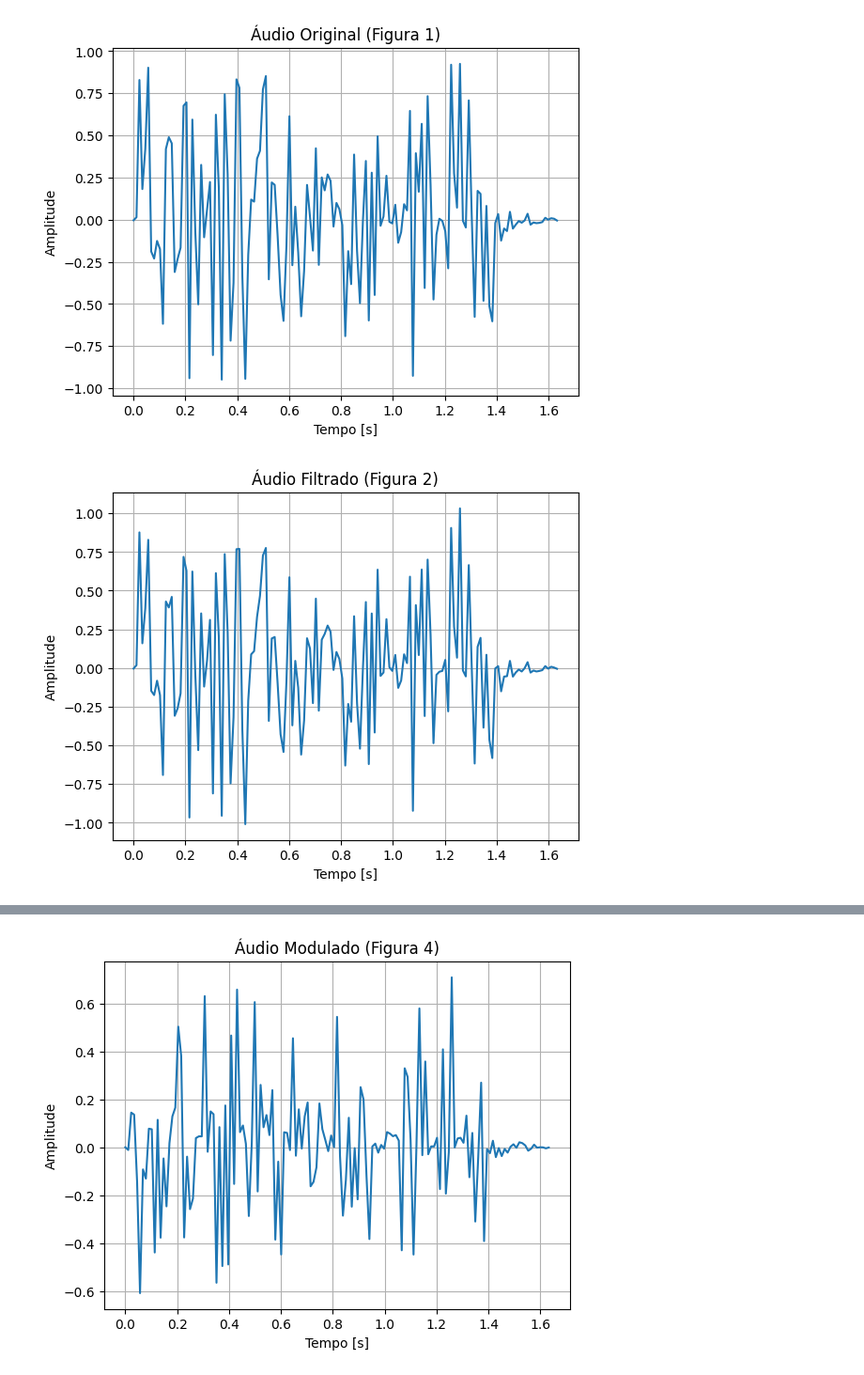
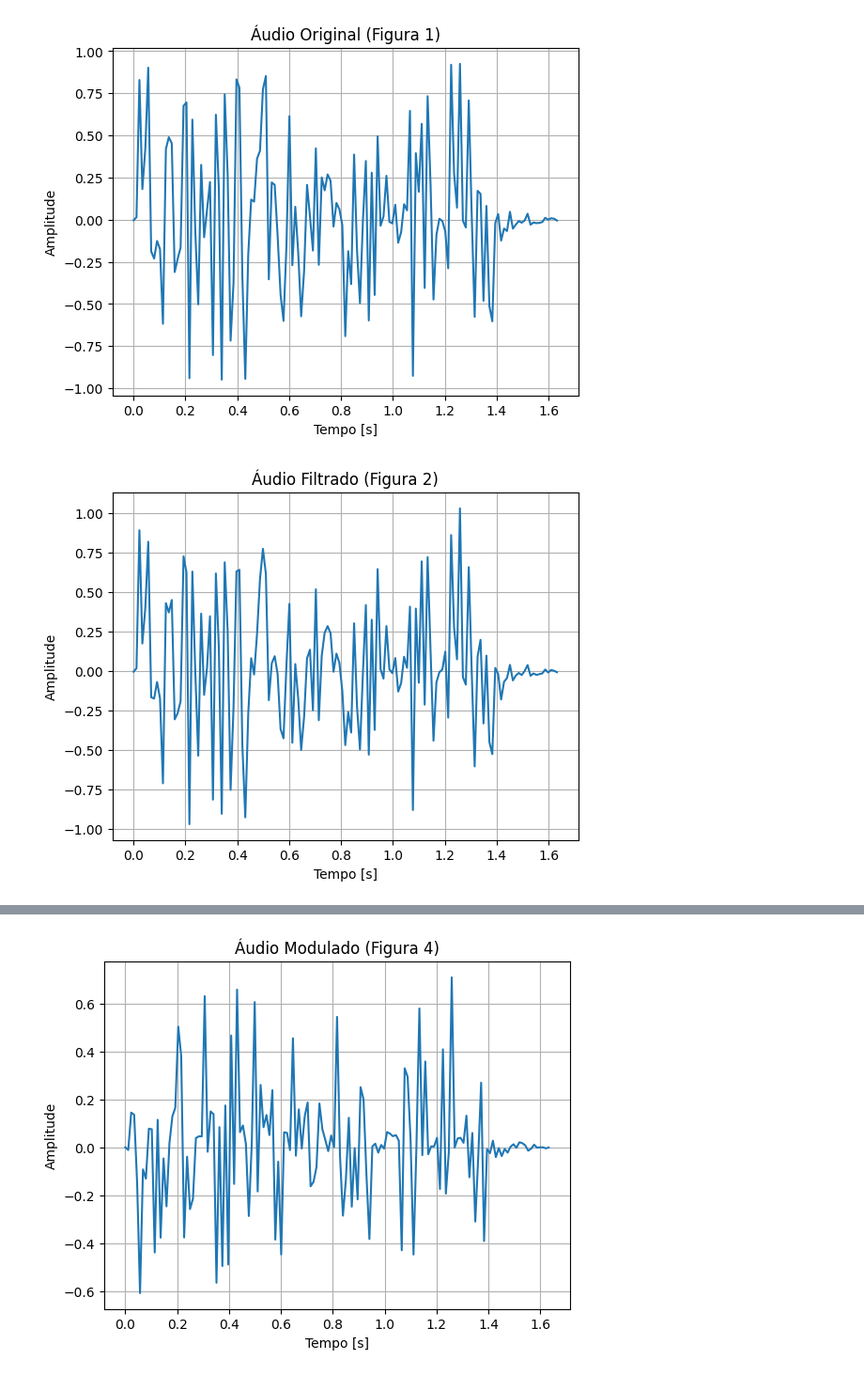
Before and after one commit to DeLucca990/CamadasFis, a Jupyter notebook: Projeto8/encoder.ipynb, the cells around one changed output, grey strips where cells are left out. Shown at 94% size. Drawn from its saved outputs; the diff is of its cells as text; code cells hidden in the pictures.

```diff
--- a/Projeto8/encoder.ipynb
+++ b/Projeto8/encoder.ipynb
@@ -30,17 +30,18 @@ plt.show()
 # %% [output]
 [figure]
 # %%
-b, a = scipy.signal.butter(4, 4000, 'lowpass', fs=samplerate)
+# 3000 de frequência, para quando chegar a 4000 de frequência, o áudio já estar em baixa
+b, a = scipy.signal.butter(4, 3000, 'lowpass', fs=samplerate)
 filtered_audio = scipy.signal.filtfilt(b, a, normalized_audio)
 plt.figure()
 plt.plot(t_domain[::500], filtered_audio[::500])
 plt.title('Áudio Filtrado (Figura 2)')
 plt.xlabel('Tempo [s]')
 plt.ylabel('Amplitude')
 plt.grid()
 plt.show()
 # %% [output]
-[figure, old version]
+[figure, new version]
 # %%
 x, y = signal.calcFFT(filtered_audio, fs)
 
```
Also changed, not shown: parts of 1 cell of this notebook.
